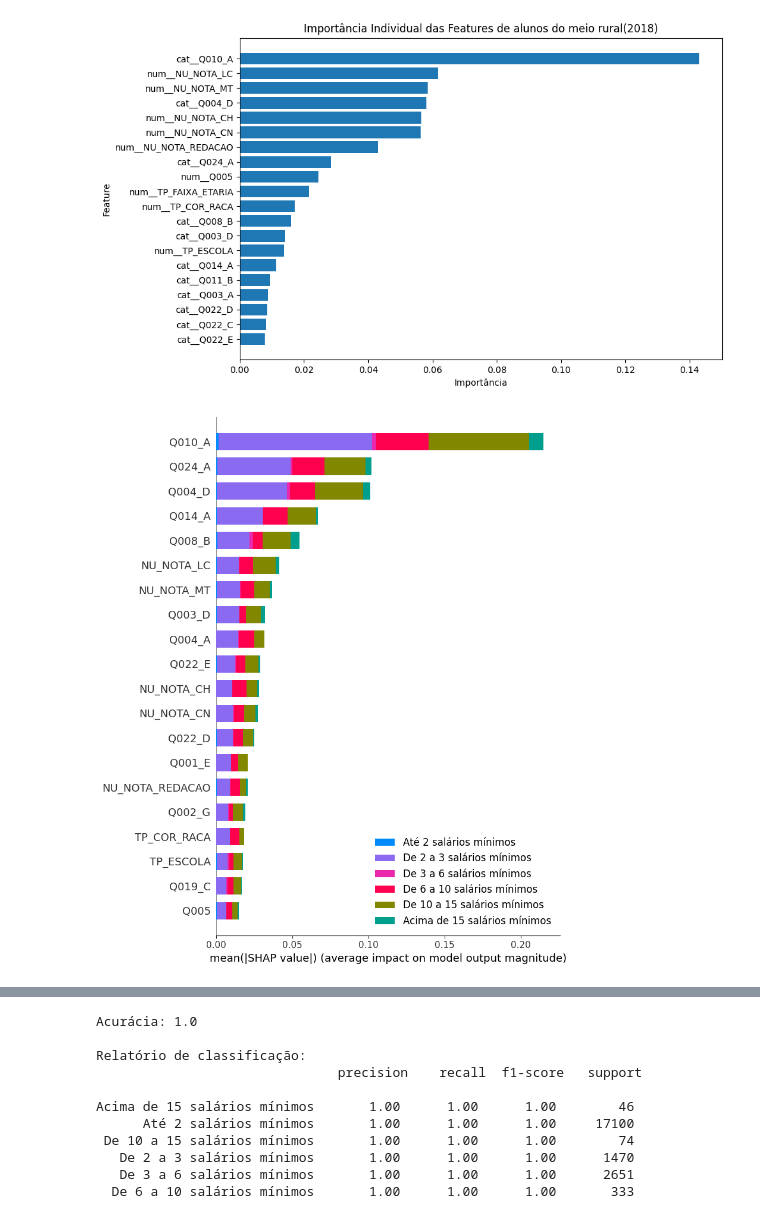
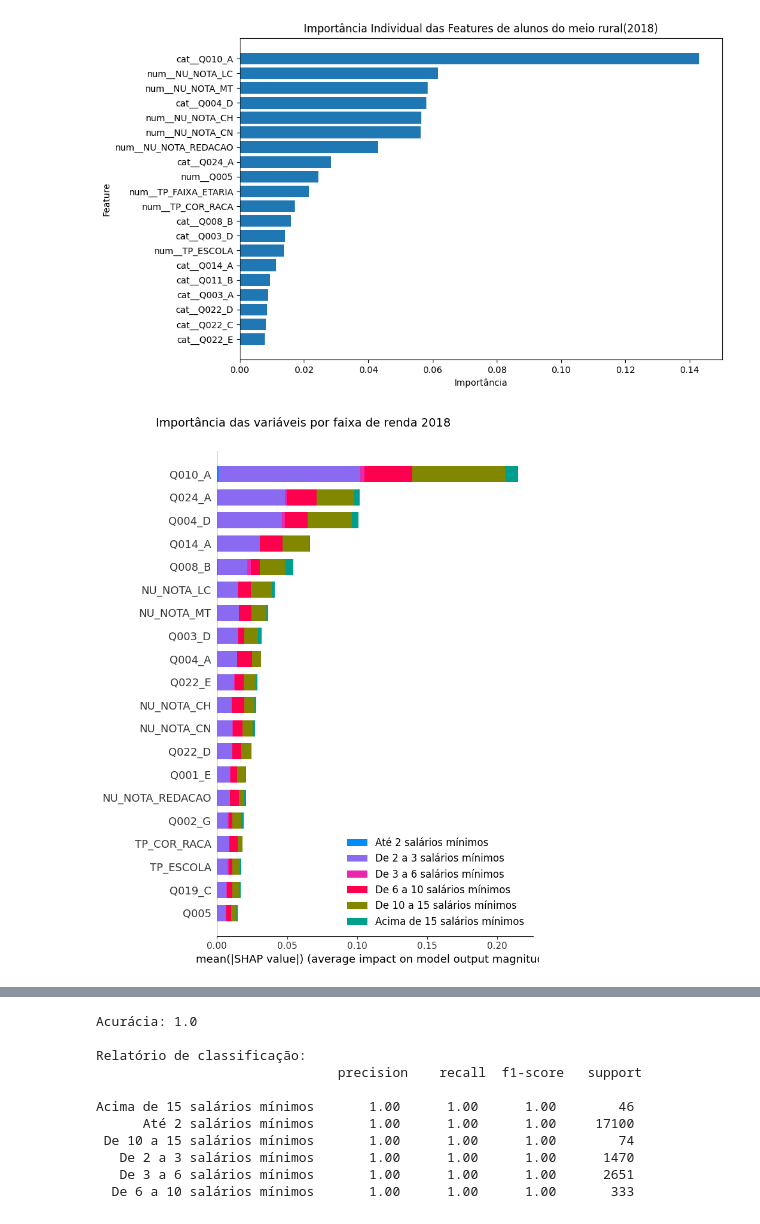
Before and after one commit to vinicarlosss/enem-explainable-ml, a Jupyter notebook: arvore_decisao_2018.ipynb, the cells around one changed output, grey strips where cells are left out. Cells and saved outputs as stored; diff of their text form; code cells hidden in the pictures.

Commit message:
refactor: Change the organization of the multiclass shap legend

```diff
--- a/arvore_decisao_2018.ipynb
+++ b/arvore_decisao_2018.ipynb
@@ -256,7 +256,7 @@ def analisar_desempenho_por_classe(dataset, nome_dataset, notas=['NU_NOTA_CH','N
     return resumo
 
 
-def shap_multiclasses(df_transformado, clf):
+def shap_multiclasses(df_transformado, clf, ano):
 
     amostra = df_transformado.sample(200, random_state=42)
     # compute SHAP values
@@ -270,7 +270,19 @@ def shap_multiclasses(df_transformado, clf):
     'De 10 a 15 salários mínimos',
     'Acima de 15 salários mínimos'
     ]
-    shap.summary_plot(shap_values, amostra.values, plot_type="bar", class_names= class_names, class_inds=list(range(len(class_names))), feature_names= amostra.columns)
+    shap.summary_plot(shap_values, amostra.values, plot_type="bar", class_names= class_names, class_inds=list(range(len(class_names))), feature_names= amostra.columns, show=False)
+
+    # Título centralizado na FIGURA inteira
+    plt.suptitle(
+    "Importância das variáveis por faixa de renda 2018",
+    fontsize=14,
+    y=0.98
+    )
+
+    # Ajusta margens para acomodar nomes das features
+    plt.subplots_adjust(left=0.32, top=0.92)
+
+    plt.show()
 
 
 
@@ -1016,9 +1028,9 @@ cat__Q022_C: 0.0082
 cat__Q022_E: 0.0078
 [figure]
 # %%
-shap_multiclasses(df_transformado_rural, clf_rural)
+shap_multiclasses(df_transformado_rural, clf_rural, "2018")
 # %% [output]
-[figure, old version]
+[figure, new version]
 # %%
 analisar_desempenho_por_classe(dataset_rural, "de alunos do meio rural(2018)")
 # %% [output]
```
Also changed, not shown: parts of 6 cells of this notebook, 2 other files.
